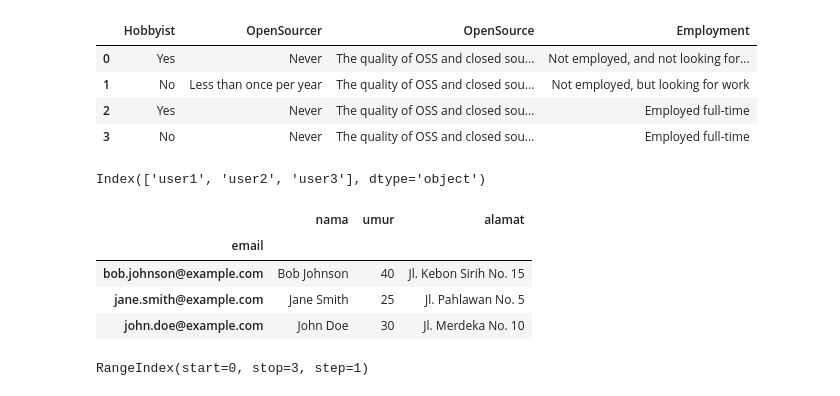
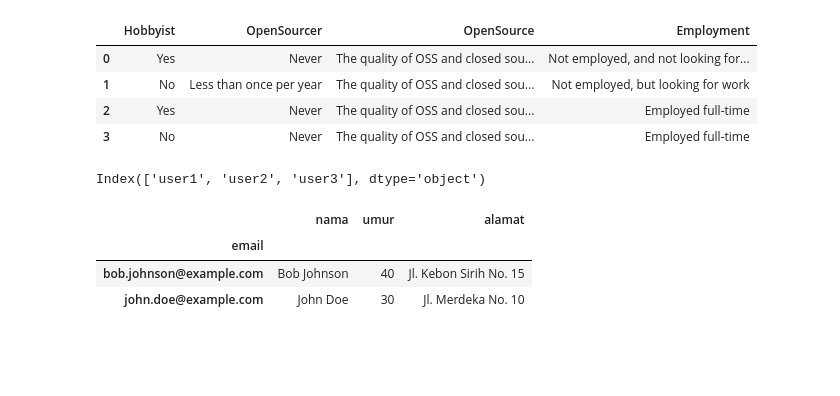
Before and after one commit to FarhanFansuri/I-Love-Pandas-2024, a Jupyter notebook: pandas_tutorial.ipynb, the cells around one changed output. Drawn from its saved outputs; the diff is of its cells as text; code cells hidden in the pictures; blank space fills up the shorter version.

```diff
--- a/pandas_tutorial.ipynb
+++ b/pandas_tutorial.ipynb
@@ -101,15 +101,11 @@ Index(['user1', 'user2', 'user3'], dtype='object')
 # %%
 # set and sort index
 df_data.set_index('email',inplace=True)
-df_data.sort_index()
+df_data.sort_index(ascending=True ,inplace=True)
-# %% [output]
-|  | nama | umur | alamat |
-| email |  |  |  |
-| bob.johnson@example.com | Bob Johnson | 40 | Jl. Kebon Sirih No. 15 |
-| jane.smith@example.com | Jane Smith | 25 | Jl. Pahlawan No. 5 |
-| john.doe@example.com | John Doe | 30 | Jl. Merdeka No. 10 |
-# %%
-df_data.reset_index(inplace=True)
-df_data.index
-# %% [output]
-RangeIndex(start=0, stop=3, step=1)
+# %%
+df_data.iloc[[True,False,True]]
+# %% [output]
+|  | nama | umur | alamat |
+| email |  |  |  |
+| bob.johnson@example.com | Bob Johnson | 40 | Jl. Kebon Sirih No. 15 |
+| john.doe@example.com | John Doe | 30 | Jl. Merdeka No. 10 |
```
